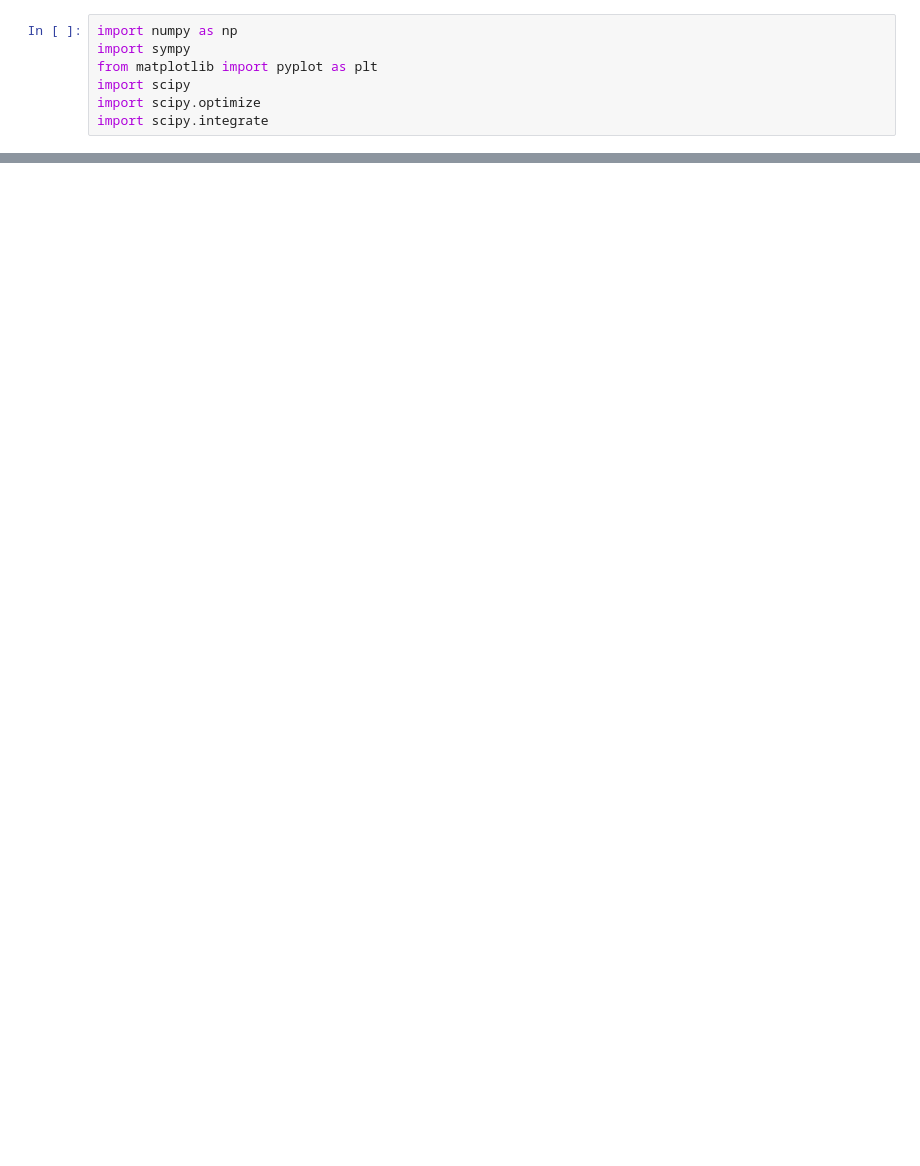
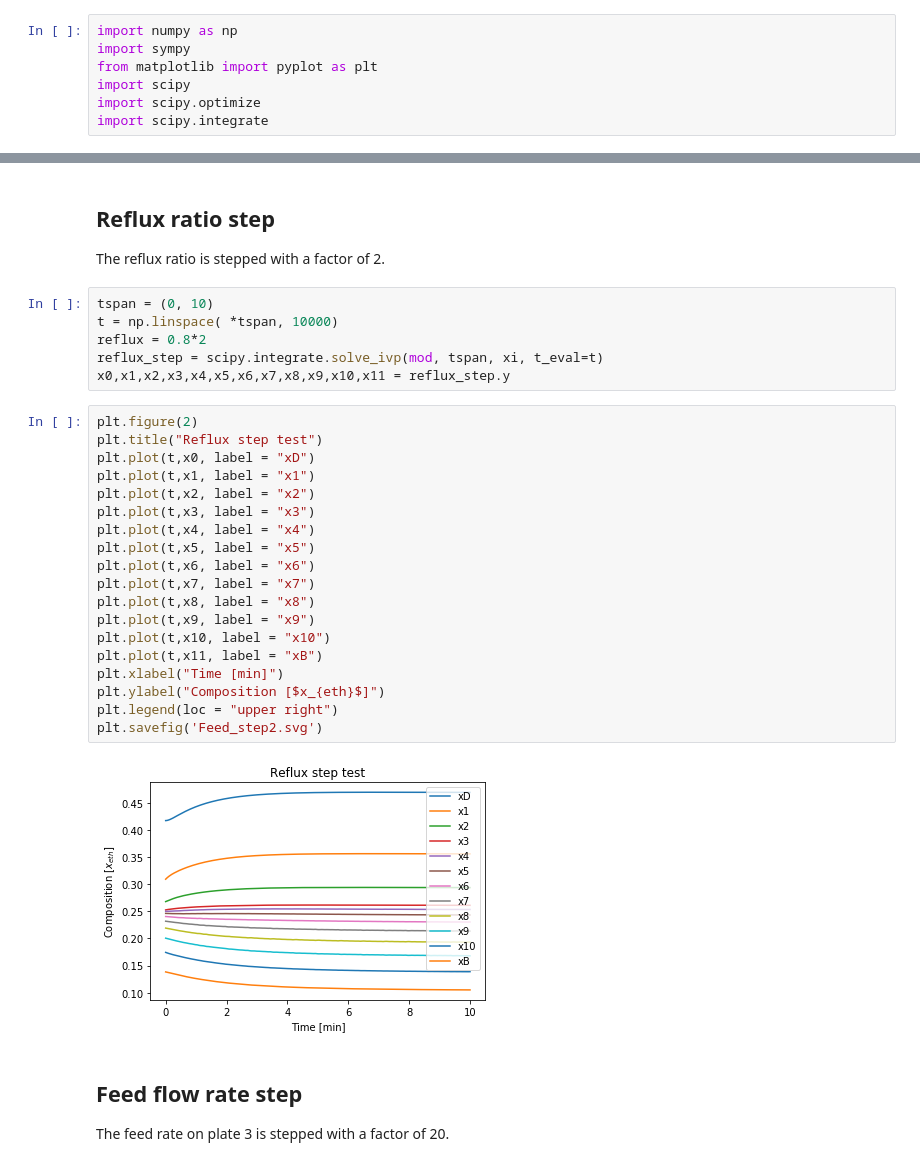
Before and after one commit to albertmitchell3/Distillation_Column, a Jupyter notebook: Basic_Distillation Model.ipynb, the cells around one changed output, grey strips where cells are left out. Cells and saved outputs as stored; diff of their text form; blank space fills up the shorter version.

Commit message:
Added step tests

```diff
--- a/Basic_Distillation Model.ipynb
+++ b/Basic_Distillation Model.ipynb
@@ -73,0 +106,35 @@ r = scipy.integrate.solve_ivp(mod, tspan, init, t_eval=t)
+# %% [markdown]
+## Reflux ratio step
+
+The reflux ratio is stepped with a factor of 2.
+# %%
+tspan = (0, 10)
+t = np.linspace( *tspan, 10000)
+reflux = 0.8*2
+reflux_step = scipy.integrate.solve_ivp(mod, tspan, xi, t_eval=t)
+x0,x1,x2,x3,x4,x5,x6,x7,x8,x9,x10,x11 = reflux_step.y
+# %%
+plt.figure(2)
+plt.title("Reflux step test")
+plt.plot(t,x0, label = "xD")
+plt.plot(t,x1, label = "x1")
+plt.plot(t,x2, label = "x2")
+plt.plot(t,x3, label = "x3")
+plt.plot(t,x4, label = "x4")
+plt.plot(t,x5, label = "x5")
+plt.plot(t,x6, label = "x6")
+plt.plot(t,x7, label = "x7")
+plt.plot(t,x8, label = "x8")
+plt.plot(t,x9, label = "x9")
+plt.plot(t,x10, label = "x10")
+plt.plot(t,x11, label = "xB")
+plt.xlabel("Time [min]")
+plt.ylabel("Composition [$x_{eth}$]")
+plt.legend(loc = "upper right")
+plt.savefig('Feed_step2.svg')
+# %% [output]
+[figure, added]
+# %% [markdown]
+## Feed flow rate step
+
+The feed rate on plate 3 is stepped with a factor of 20.
```
Also changed, not shown: parts of 16 cells of this notebook.
